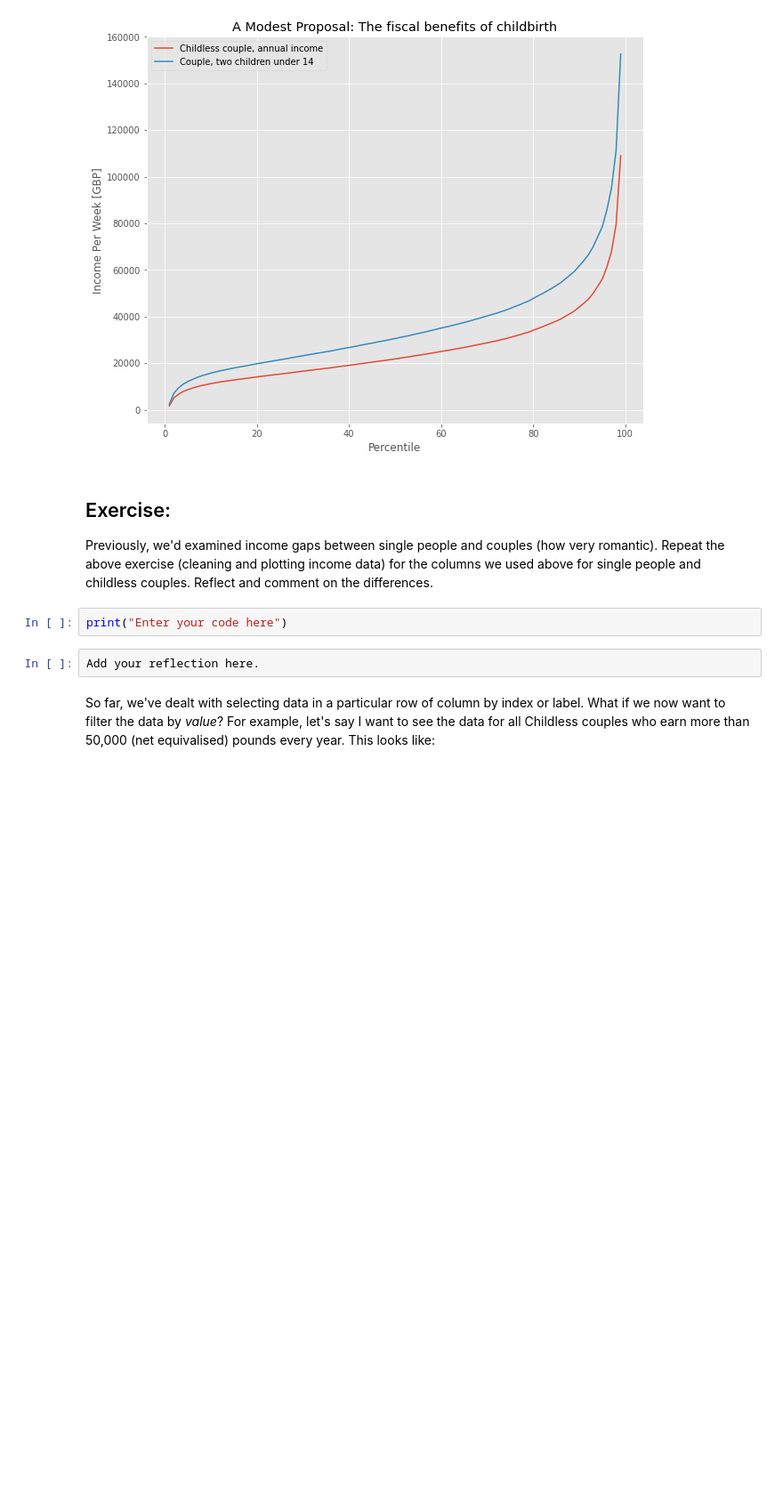
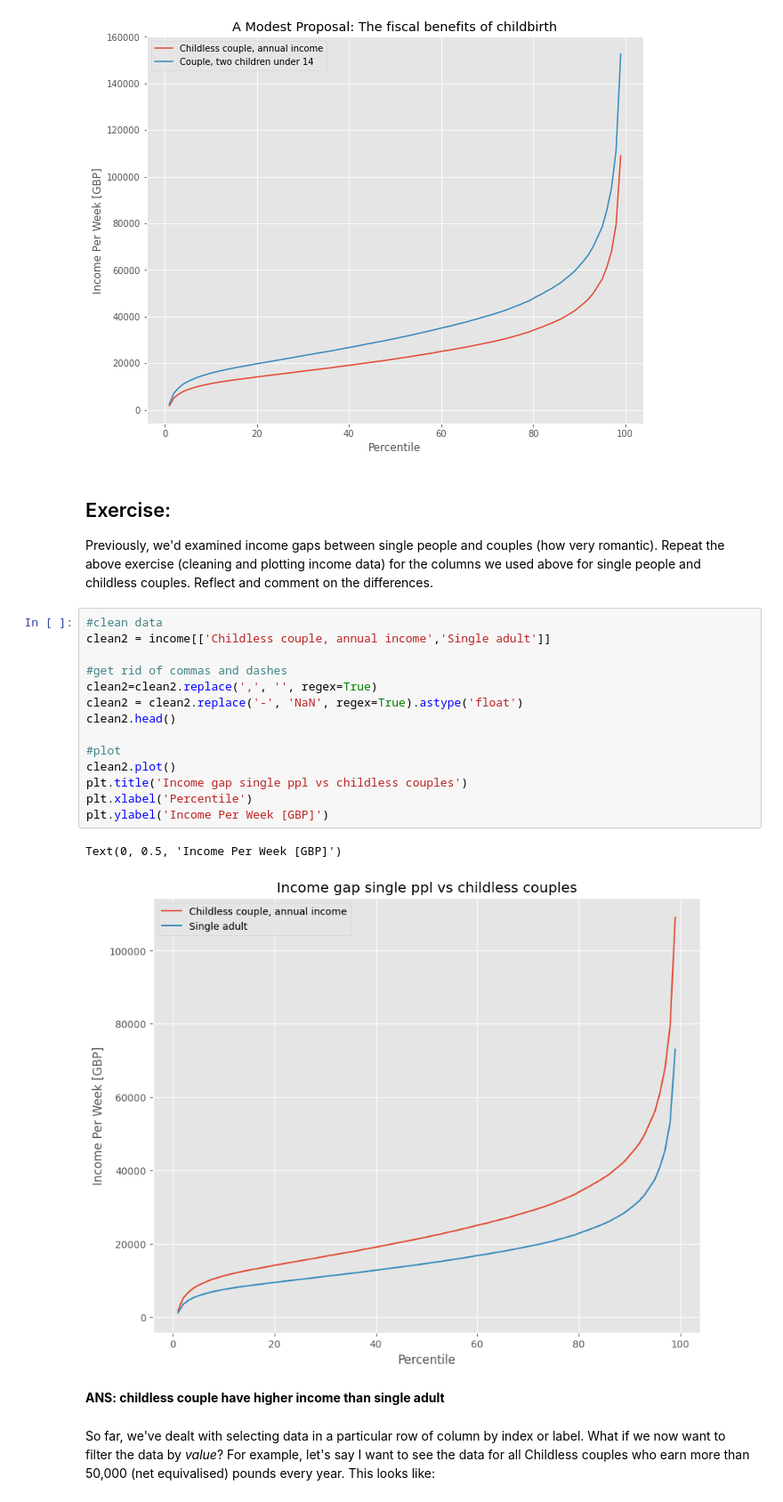
Before and after one commit to LPAT9999/QM, a Jupyter notebook: notebooks/W02. Pandas.ipynb, the cells around one changed output. Shown at 89% size. Cells and saved outputs as stored; diff of their text form; blank space fills up the shorter version.

```diff
--- a/notebooks/W02. Pandas.ipynb
+++ b/notebooks/W02. Pandas.ipynb
@@ -336,10 +338,25 @@ Text(0, 0.5, 'Income Per Week [GBP]')
 ## Exercise:
 
 Previously, we'd examined income gaps between single people and couples (how very romantic). Repeat the above exercise (cleaning and plotting income data) for the columns we used above for single people and childless couples. Reflect and comment on the differences.
-# %%
-print("Enter your code here")
-# %%
-Add your reflection here.
+# %%
+#clean data
+clean2 = income[['Childless couple, annual income','Single adult']]
+
+#get rid of commas and dashes
+clean2=clean2.replace(',', '', regex=True)
+clean2 = clean2.replace('-', 'NaN', regex=True).astype('float')
+clean2.head()
+
+#plot
+clean2.plot()
+plt.title('Income gap single ppl vs childless couples')
+plt.xlabel('Percentile')
+plt.ylabel('Income Per Week [GBP]')
+# %% [output]
+Text(0, 0.5, 'Income Per Week [GBP]')
+[figure, added]
+# %% [markdown]
+**ANS: childless couple have higher income than single adult**
 # %% [markdown]
 So far, we've dealt with selecting data in a particular row of column by index or label. What if we now want to filter the data by *value*? For example, let's say I want to see the data for all Childless couples who earn more than 50,000 (net equivalised) pounds every year. This looks like:
 # %%
```
Also changed, not shown: parts of 1 cell of this notebook.
